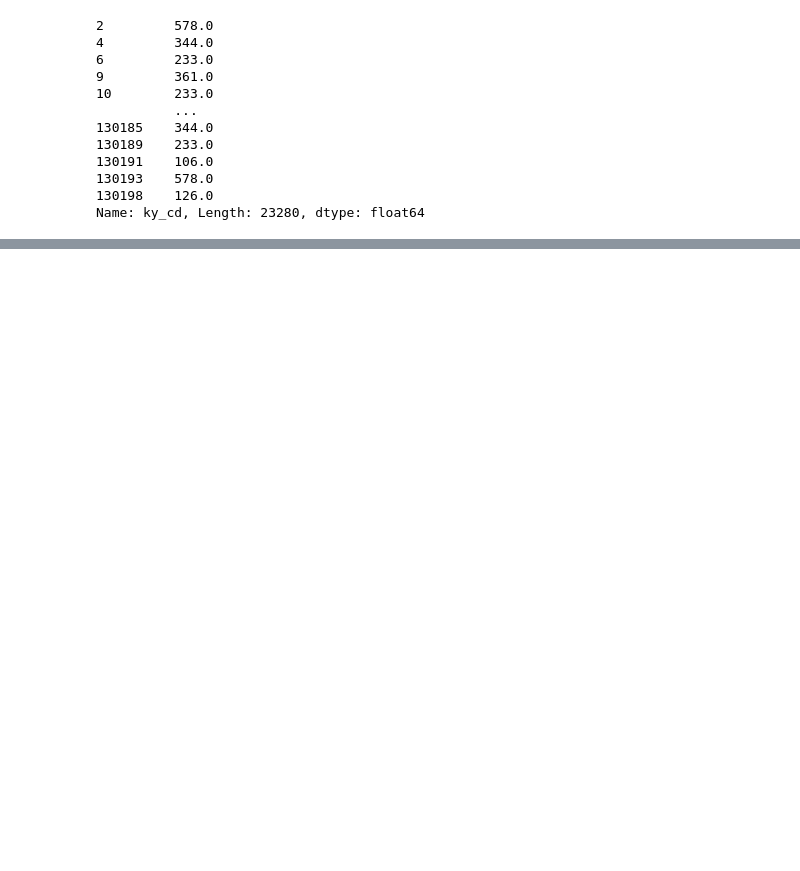
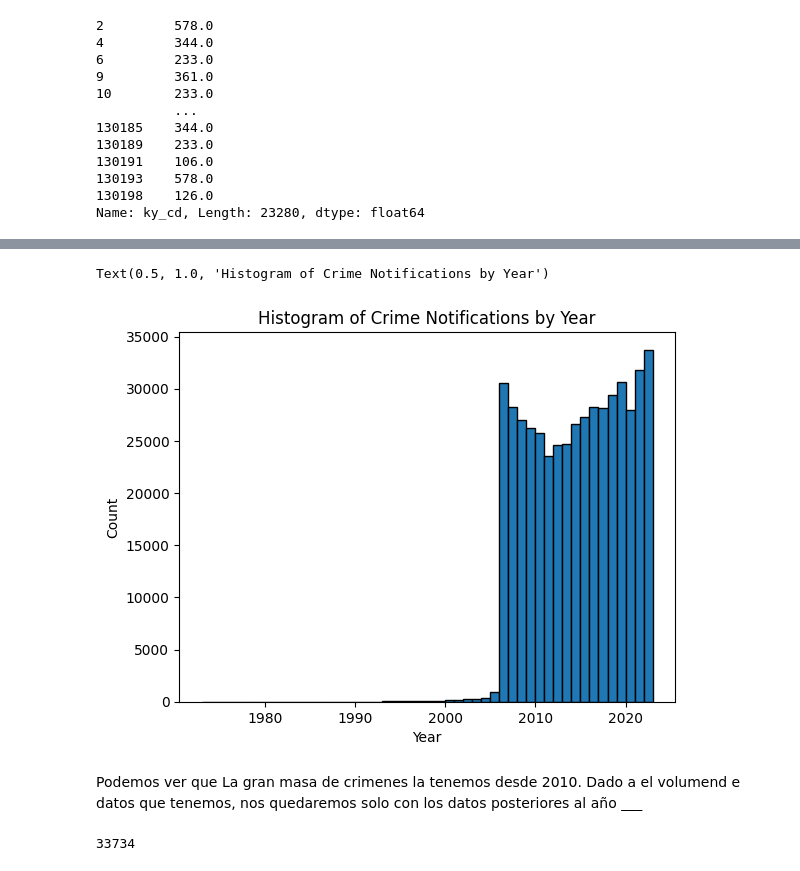
Before and after one commit to Larraguibel/HeatIslandsWV, a Jupyter notebook: preprocess_nypdcrimes.ipynb, the cells around one changed output, grey strips where cells are left out. Drawn from its saved outputs; the diff is of its cells as text; code cells hidden in the pictures; blank space fills up the shorter version.

```diff
--- a/preprocess_nypdcrimes.ipynb
+++ b/preprocess_nypdcrimes.ipynb
@@ -54,0 +175,5 @@ ref_data.to_file("crimes_filtered.shp", driver="ESRI Shapefile")
+# %%
+data = pd.read_csv('NYPD_Complaint_Data_Historic.csv')
+data = data[['CMPLNT_FR_DT', 'OFNS_DESC', 'SUSP_AGE_GROUP', 'SUSP_RACE', 'SUSP_SEX',
+                         'VIC_AGE_GROUP', 'VIC_RACE', 'VIC_SEX',
+                        'Latitude', 'Longitude']]
@@ -54,0 +200,10 @@ ref_data.to_file("crimes_filtered.shp", driver="ESRI Shapefile")
+# %%
+values = ['RAPE', 'HARRASSMENT 2', 'KIDNAPPING & RELATED OFFENSES', 'SEX CRIMES',
+          'HOMICIDE-NEGLIGENT,UNCLASSIFIE', 'LOITERING/DEVIATE SEX', 'KIDNAPPING AND RELATED OFFENSES',
+          'KIDNAPPING', 'FELONY SEX CRIMES']
+data = data[data['OFNS_DESC'].isin(values)]
+# %%
+data = data[(data['SUSP_SEX'] == 'M') & (data['VIC_SEX'] == 'F')]
+# %%
+data['geometry'] = data.apply(lambda x: Point(x['Longitude'], x['Latitude']), axis=1)
+big_crimes = gpd.GeoDataFrame(data, geometry='geometry')
@@ -54,0 +226,18 @@ ref_data.to_file("crimes_filtered.shp", driver="ESRI Shapefile")
+# %%
+big_crimes['CMPLNT_FR_DT'] = pd.to_datetime(big_crimes['CMPLNT_FR_DT'], errors='coerce')
+
+# Extract the year from each date
+big_crimes['year'] = big_crimes['CMPLNT_FR_DT'].dt.year
+
+# Plot the histogram
+plt.hist(big_crimes['year'], bins=range(1973, 2024), edgecolor='black')
+
+# Customize the plot
+plt.xlabel('Year')
+plt.ylabel('Count')
+plt.title('Histogram of Crime Notifications by Year')
+# %% [output]
+Text(0.5, 1.0, 'Histogram of Crime Notifications by Year')
+[figure, added]
+# %% [markdown]
+Podemos ver que La gran masa de crimenes la tenemos desde 2010. Dado a el volumend e datos que tenemos, nos quedaremos solo con los datos posteriores al año ___
@@ -54,0 +246,4 @@ ref_data.to_file("crimes_filtered.shp", driver="ESRI Shapefile")
+# %%
+len(data_2022)
+# %% [output]
+33734
```
Also changed, not shown: parts of 29 cells of this notebook, 3 other files.
